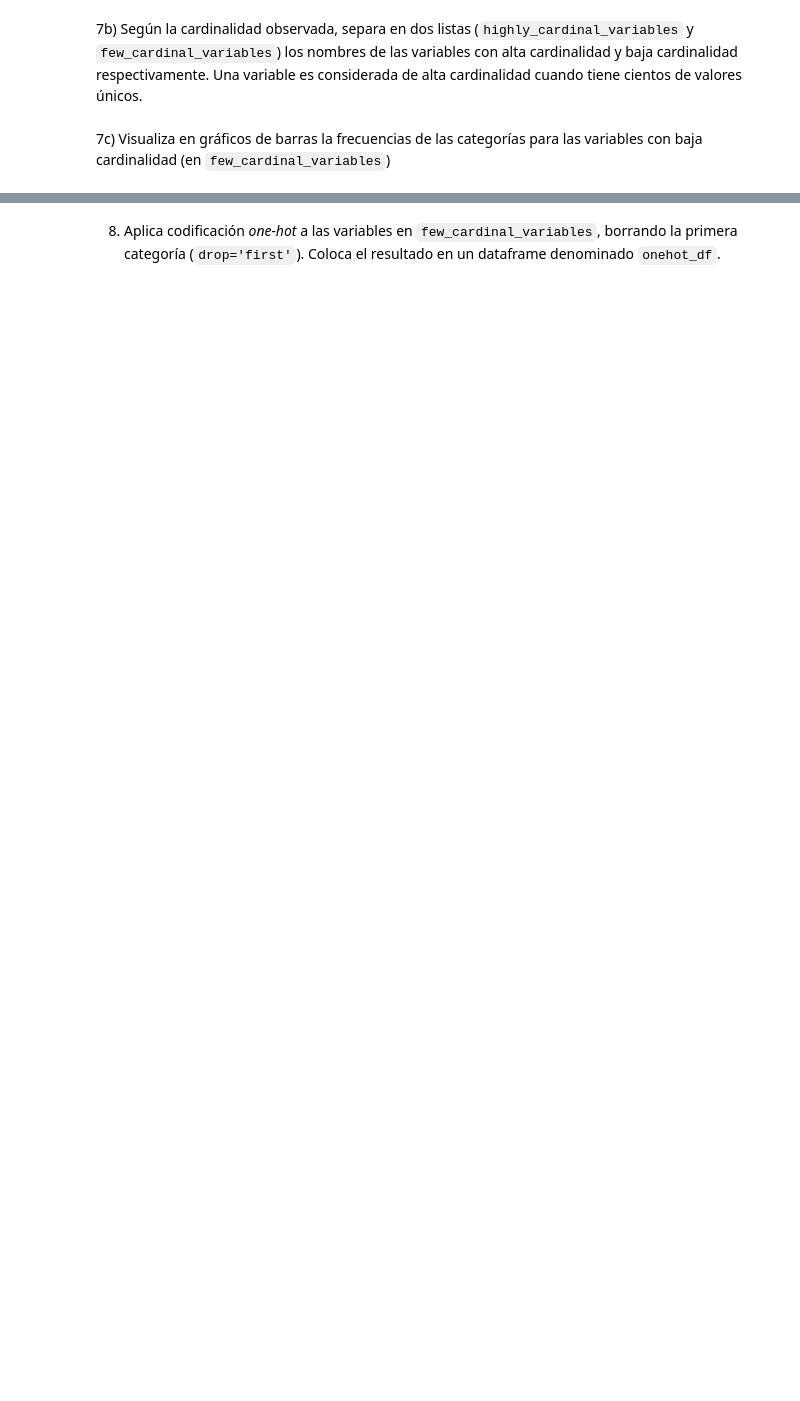
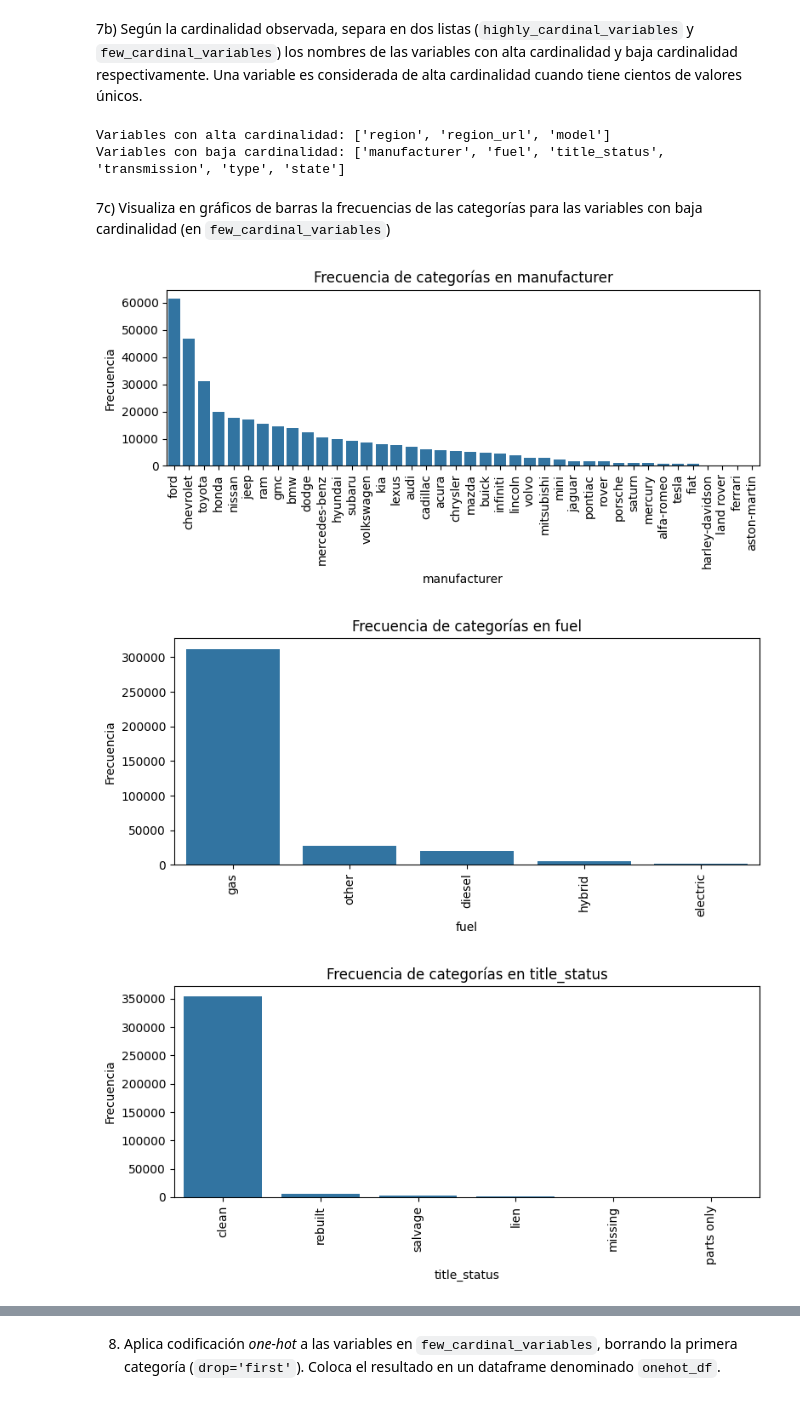
Before and after one commit to joer2040/MNA, a Jupyter notebook: Actividad6FE (1).ipynb, the cells around one changed output, grey strips where cells are left out. Drawn from its saved outputs; the diff is of its cells as text; code cells hidden in the pictures; blank space fills up the shorter version.

```diff
--- a/Actividad6FE (1).ipynb
+++ b/Actividad6FE (1).ipynb
@@ -446,3 +446,9 @@ for col in minmax_df.columns:
 # %% [markdown]
 
 7a) Utiliza el método `describe()` para obtener el resumen de las estadísticas descriptivas en las variables categóricas.
+# %%
+# Seleccionar variables categóricas
+categorical_cols = cars_df.select_dtypes(include='object').columns
+
+# Mostrar estadísticas descriptivas de variables categoricas
+cars_df[categorical_cols].describe()
@@ -449,4 +461,34 @@ for col in minmax_df.columns:
 # %% [markdown]
 7b) Según la cardinalidad observada, separa en dos listas (`highly_cardinal_variables` y `few_cardinal_variables`) los nombres de las variables con alta cardinalidad y baja cardinalidad respectivamente. Una variable es considerada de alta cardinalidad cuando tiene cientos de valores únicos.
+# %%
+# categorías unicas por variable categorica
+cardinalities = cars_df[categorical_cols].nunique()
+
+# clasificar en listas según la cardinalidad
+highly_cardinal_variables = cardinalities[cardinalities >= 100].index.tolist()
+few_cardinal_variables = cardinalities[cardinalities < 100].index.tolist()
+
+print("Variables con alta cardinalidad:", highly_cardinal_variables)
+print("Variables con baja cardinalidad:", few_cardinal_variables)
+# %% [output]
+Variables con alta cardinalidad: ['region', 'region_url', 'model']
+Variables con baja cardinalidad: ['manufacturer', 'fuel', 'title_status', 'transmission', 'type', 'state']
 # %% [markdown]
 7c) Visualiza en gráficos de barras la frecuencias de las categorías para las variables con baja cardinalidad (en `few_cardinal_variables`)
+# %%
+import seaborn as sns
+import matplotlib.pyplot as plt
+
+for col in few_cardinal_variables:
+    plt.figure(figsize=(8, 4))
+    sns.countplot(x=col, data=cars_df, order=cars_df[col].value_counts().index)
+    plt.title(f'Frecuencia de categorías en {col}')
+    plt.xlabel(col)
+    plt.ylabel('Frecuencia')
+    plt.xticks(rotation=90)
+    plt.tight_layout()
+    plt.show()
+# %% [output]
+[figure, added]
+[figure, added]
+[figure, added]
```
Also changed, not shown: parts of 10 cells of this notebook.
